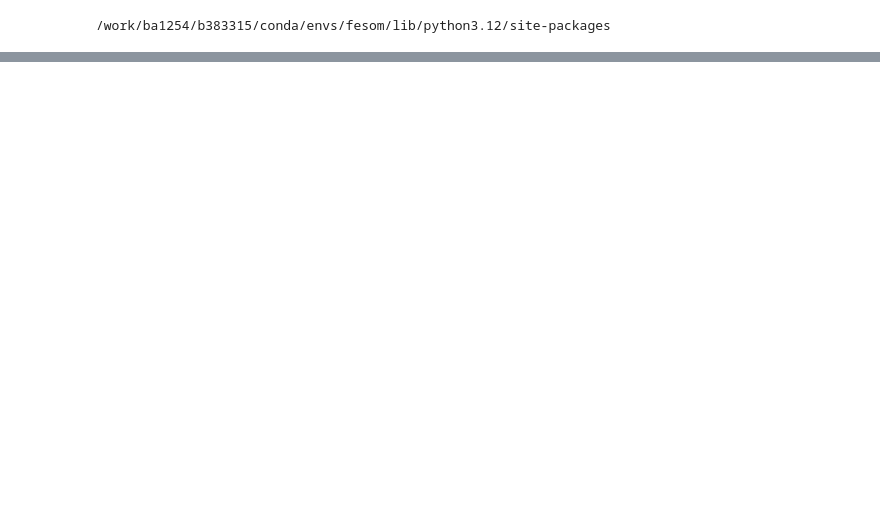
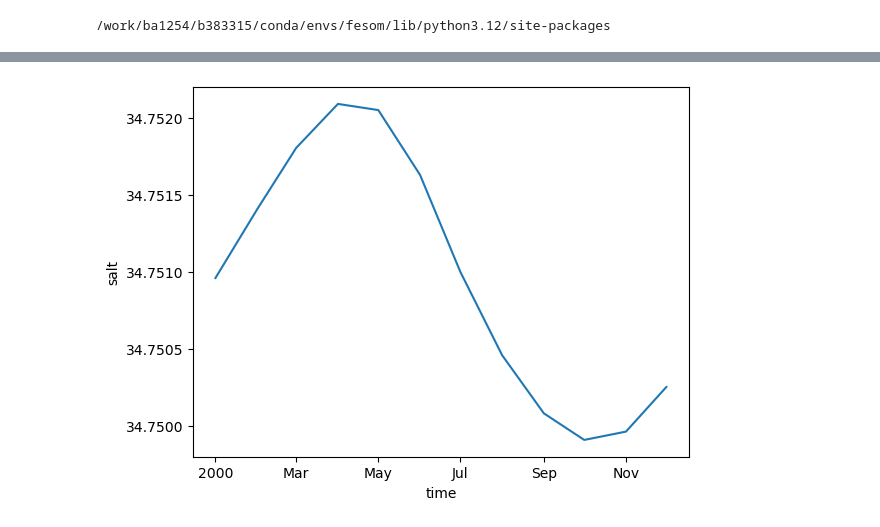
Before and after one commit to roxyboy/tripynext, a Jupyter notebook: glob-temp.ipynb, the cells around one changed output, grey strips where cells are left out. Saved outputs shown, nothing was run; the diff lists cells and outputs as text; code cells hidden in the pictures; blank space fills up the shorter version.

```diff
--- a/glob-temp.ipynb
+++ b/glob-temp.ipynb
@@ -28,6 +28,6 @@ import warnings
 warnings.filterwarnings("ignore")
 # %%
 ddir = "/work/uo0119/a270067/runtime/awicm3-v3.1/"
-sdir = "/scratch/b/b383315/"
+sdir = "/scratch/b/b383315/fesom2/next/"
 wdir = "/work/ba1254/b383315/fesom2/next/"
 # %%
@@ -115,0 +116,15 @@ Data variables: (12/19)
+# %%
+# area = xr.DataArray(.5*(diag.nod_area.isel(nz=slice(None,-1)).data
+#                         + diag.nod_area.isel(nz=slice(1,None)).data
+#                        ),
+#                     dims=ds1.salt.isel(time=0).dims,
+#                     coords=ds1.salt.isel(time=0).coords
+#                    ).chunk(ds1.salt.isel(time=0).chunks)
+# Vol = area * dz
+# print(Vol)
+# Vol.to_dataset(name="vol").to_zarr(op.join(wdir,"volume/nod2.zarr"),
+#                                    mode="w")
+
+Vol = xr.open_zarr(op.join(wdir,"volume/nod2.zarr")
+                  ).rename_dims({"x":"nod2"}).vol
+Vol
@@ -341,0 +446,65 @@ Data variables:
+# %%
+ystart = 2000
+NXX = 48
+months = range(12)
+
+for yy in range(ystart,2011):
+
+    s_path = op.join(ddir,'N%02d/outdata/fesom/salt.fesom.%4d.nc'
+                     % (NXX,yy))
+    salt = xr.open_dataset(s_path, chunks={"time":1,"nz1":4,"x":10000}
+                          ).rename_dims({'x':'nod2'}).salt
+
+    maskS = xr.open_zarr(op.join(sdir,"salt-mask_%4d.zarr"
+                                 % (yy))
+                        ).mask
+    sVol = Vol.where(~maskS)
+
+    # for mm in months:
+    #     if mm == 0:
+    save = ((salt.where(~maskS) * sVol).where(diag.lat>0.).sum(["nz1","nod2"],skipna=True)
+            / sVol.where(diag.lat>0.).sum(["nz1","nod2"],skipna=True)
+           )
+        # else:
+        #     save = xr.concat([save,
+        #                       ((salt.where(~maskS) * sVol).isel(time=mm).sum(skipna=True)
+        #                        / sVol.isel(time=mm).sum(skipna=True).compute()
+        #                       )], "time")
+
+    dsave = save.chunk({"time":-1}).to_dataset(name="salt")
+    dsave.coords["time"] = ("time", np.arange(str(yy), str(yy+1),
+                                              dtype='datetime64[M]'))
+    if yy == ystart:
+        fig, ax = plt.subplots()
+        dsave.salt.plot(ax=ax)
+        plt.show()
+    # print(dsave)
+    dsave.reset_coords(drop=True).to_zarr(op.join(wdir,"glob-ave/N%2d/S-north_%4d.zarr"
+                                                  % (NXX,yy)),
+                                          mode="w")
+    dsave.close()
+
+    save = ((salt.where(~maskS) * sVol).where(diag.lat<0.).sum(["nz1","nod2"],skipna=True)
+            / sVol.where(diag.lat<0.).sum(["nz1","nod2"],skipna=True)
+           )
+        # else:
+        #     save = xr.concat([save,
+        #                       ((salt.where(~maskS) * sVol).isel(time=mm).sum(skipna=True)
+        #                        / sVol.isel(time=mm).sum(skipna=True).compute()
+        #                       )], "time")
+
+    dsave = save.chunk({"time":-1}).to_dataset(name="salt")
+    dsave.coords["time"] = ("time", np.arange(str(yy), str(yy+1),
+                                              dtype='datetime64[M]'))
+    if yy == ystart:
+        fig, ax = plt.subplots()
+        dsave.salt.plot(ax=ax)
+        plt.show()
+    # print(dsave)
+    dsave.reset_coords(drop=True).to_zarr(op.join(wdir,"glob-ave/N%2d/S-south_%4d.zarr"
+                                                  % (NXX,yy)),
+                                          mode="w")
+    dsave.close()
+    print(yy)
+# %% [output]
+[figure, added]
```
Also changed, not shown: parts of 14 cells of this notebook, 5 other files.
